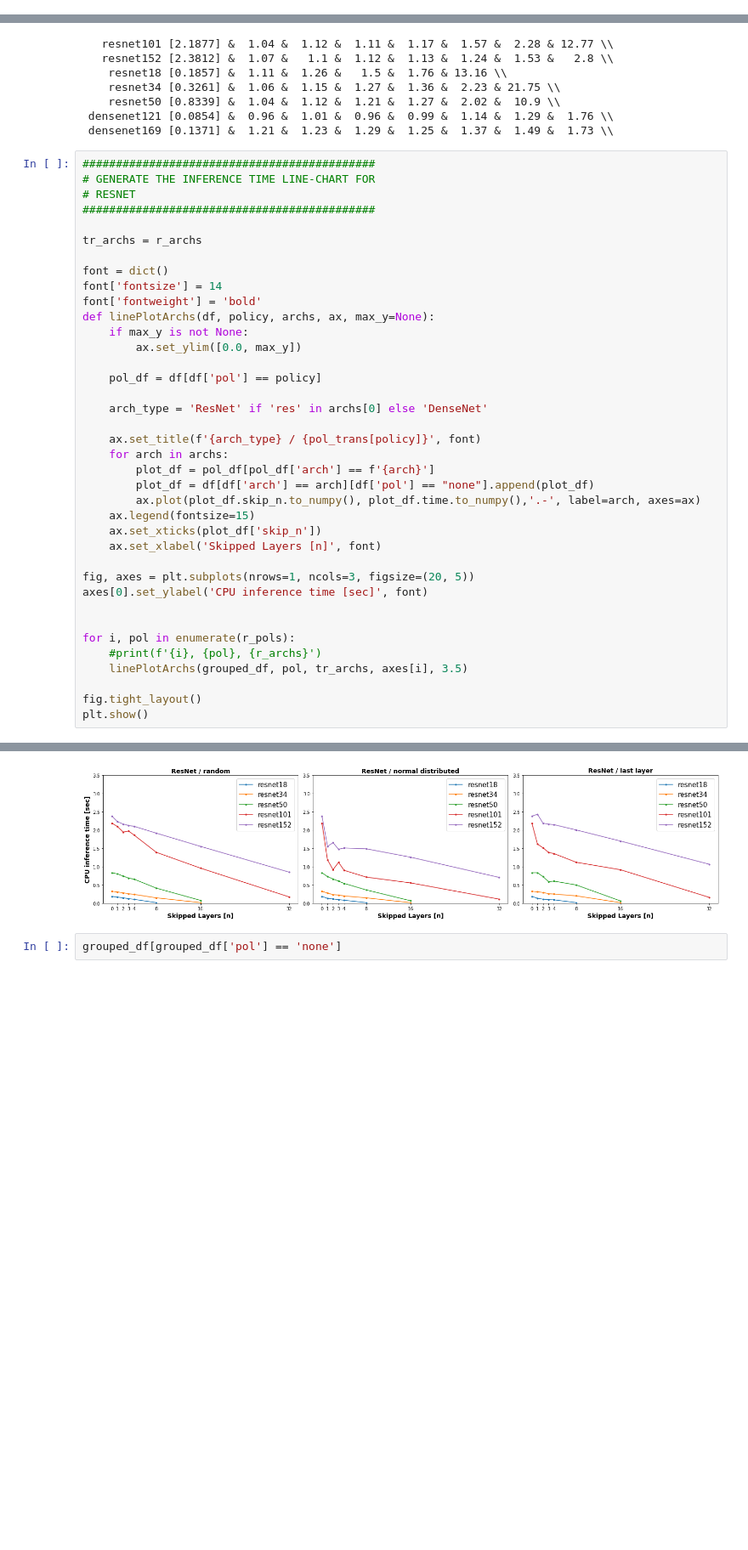
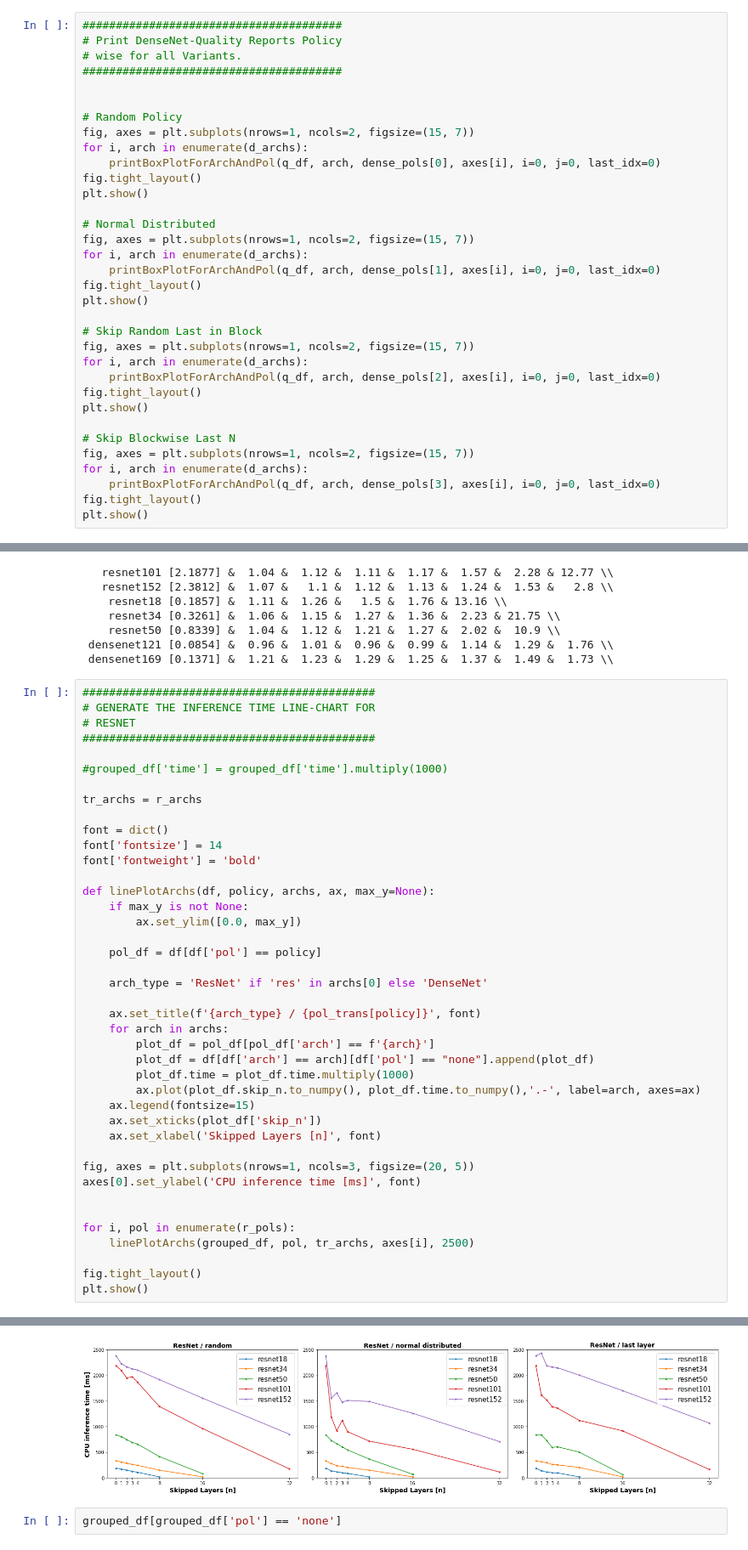
Before and after one commit to a-luengen/anytimeDnn, a Jupyter notebook: reports/benchmark_data_test.ipynb, the cells around one changed output, grey strips where cells are left out. Shown at 85% size. Drawn from its saved outputs; the diff is of its cells as text; blank space fills up the shorter version.

```diff
--- a/reports/benchmark_data_test.ipynb
+++ b/reports/benchmark_data_test.ipynb
@@ -133,0 +134,34 @@ plt.show()
+# %%
+#######################################
+# Print DenseNet-Quality Reports Policy
+# wise for all Variants.
+#######################################
+
+
+# Random Policy
+fig, axes = plt.subplots(nrows=1, ncols=2, figsize=(15, 7))
+for i, arch in enumerate(d_archs):
+    printBoxPlotForArchAndPol(q_df, arch, dense_pols[0], axes[i], i=0, j=0, last_idx=0)
+fig.tight_layout()
+plt.show()
+
+# Normal Distributed
+fig, axes = plt.subplots(nrows=1, ncols=2, figsize=(15, 7))
+for i, arch in enumerate(d_archs):
+    printBoxPlotForArchAndPol(q_df, arch, dense_pols[1], axes[i], i=0, j=0, last_idx=0)
+fig.tight_layout()
+plt.show()
+
+# Skip Random Last in Block
+fig, axes = plt.subplots(nrows=1, ncols=2, figsize=(15, 7))
+for i, arch in enumerate(d_archs):
+    printBoxPlotForArchAndPol(q_df, arch, dense_pols[2], axes[i], i=0, j=0, last_idx=0)
+fig.tight_layout()
+plt.show()
+
+# Skip Blockwise Last N
+fig, axes = plt.subplots(nrows=1, ncols=2, figsize=(15, 7))
+for i, arch in enumerate(d_archs):
+    printBoxPlotForArchAndPol(q_df, arch, dense_pols[3], axes[i], i=0, j=0, last_idx=0)
+fig.tight_layout()
+plt.show()
@@ -272,11 +347,14 @@ for arch in t.arch.unique():
 # RESNET
 ############################################
 
+#grouped_df['time'] = grouped_df['time'].multiply(1000)
+
 tr_archs = r_archs
 
 font = dict()
 font['fontsize'] = 14
 font['fontweight'] = 'bold'
+
 def linePlotArchs(df, policy, archs, ax, max_y=None):
     if max_y is not None:
         ax.set_ylim([0.0, max_y])
@@ -289,18 +367,18 @@ def linePlotArchs(df, policy, archs, ax, max_y=None):
     for arch in archs:
         plot_df = pol_df[pol_df['arch'] == f'{arch}']
         plot_df = df[df['arch'] == arch][df['pol'] == "none"].append(plot_df)
+        plot_df.time = plot_df.time.multiply(1000)
         ax.plot(plot_df.skip_n.to_numpy(), plot_df.time.to_numpy(),'.-', label=arch, axes=ax)
     ax.legend(fontsize=15)
     ax.set_xticks(plot_df['skip_n'])
     ax.set_xlabel('Skipped Layers [n]', font)
 
 fig, axes = plt.subplots(nrows=1, ncols=3, figsize=(20, 5))
-axes[0].set_ylabel('CPU inference time [sec]', font)
+axes[0].set_ylabel('CPU inference time [ms]', font)
 
 
 for i, pol in enumerate(r_pols):
-    #print(f'{i}, {pol}, {r_archs}')
-    linePlotArchs(grouped_df, pol, tr_archs, axes[i], 3.5)
+    linePlotArchs(grouped_df, pol, tr_archs, axes[i], 2500)
 
 fig.tight_layout()
 plt.show()
@@ -323,4 +386,4 @@ plt.show()
-[figure, old version]
+[figure, new version]
 # %%
 grouped_df[grouped_df['pol'] == 'none']
 # %% [output]
```
Also changed, not shown: parts of 7 cells of this notebook, 3 other files.
